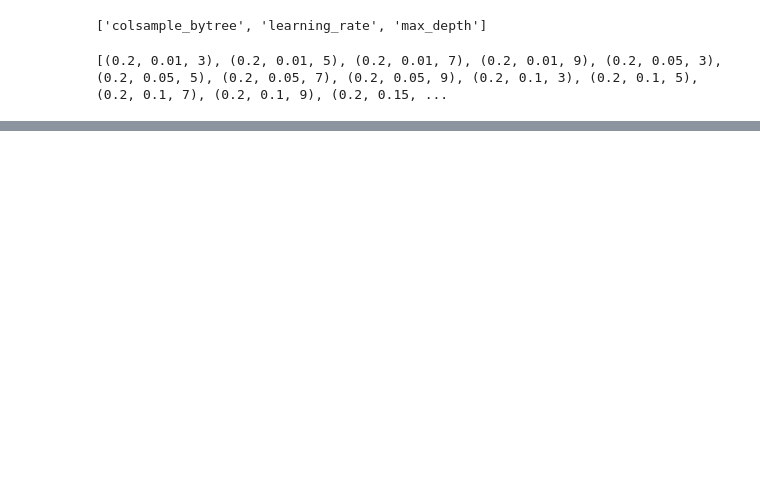
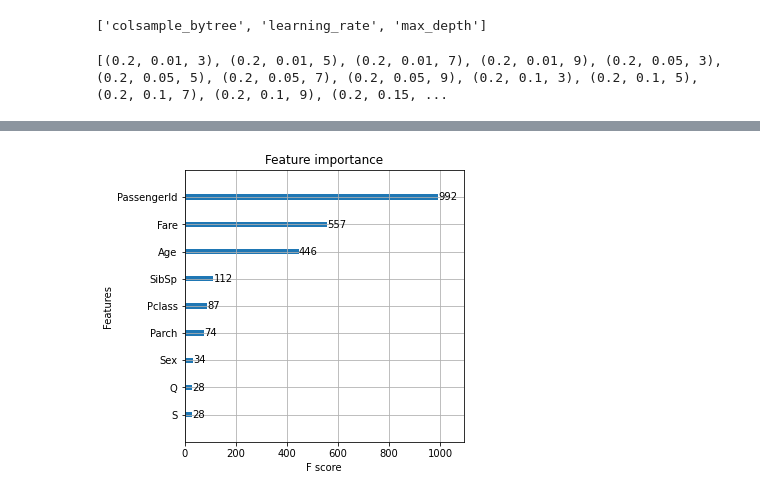
Before and after one commit to 530427793/jiangren, a Jupyter notebook: Titanic_xgboost.ipynb, the cells around one changed output, grey strips where cells are left out. Drawn from its saved outputs; the diff is of its cells as text; code cells hidden in the pictures; blank space fills up the shorter version.

```diff
--- a/Titanic_xgboost.ipynb
+++ b/Titanic_xgboost.ipynb
@@ -216,15 +225,12 @@ def cv(model, X_train, Y_train, k):
 # %%
 
 for i in combination_list:
-    rf_clf = xgb.train(params = {'max_depth' : i[2],
+    rf_clf = {'max_depth' : i[2],
                        'colsample_bytree' : i[0],
-                       'learning_rate' : i[1]}, dtrain=data_dmatrix, num_boost_round=10)
-    scc = cv(rf_clf, X_train, Y_train, 10)
-    score = 0
+                       'learning_rate' : i[1]}
+scc = cv_xgboost(X_train, Y_train,rf_clf, 3000, 50,5)
 
-    if scc >= score:
-        score = scc
-        opt = i
 
-print(score, opt)
+
+print(scc,i)
 # %% [output]
@@ -231,0 +254,11 @@ AttributeError: 'Booster' object has no attribute 'predict_proba'
+# %%
+params_best = {'colsample_bytree': 0.8,'learning_rate': 0.2,
+                'max_depth': 9}
+# %%
+xg_reg = xgb.train(params=params_best, dtrain=data_dmatrix, num_boost_round=25)
+# %%
+xgb.plot_importance(xg_reg)
+plt.rcParams['figure.figsize'] = [5, 5]
+plt.show()
+# %% [output]
+[figure, added]
```
Also changed, not shown: parts of 5 cells of this notebook.
